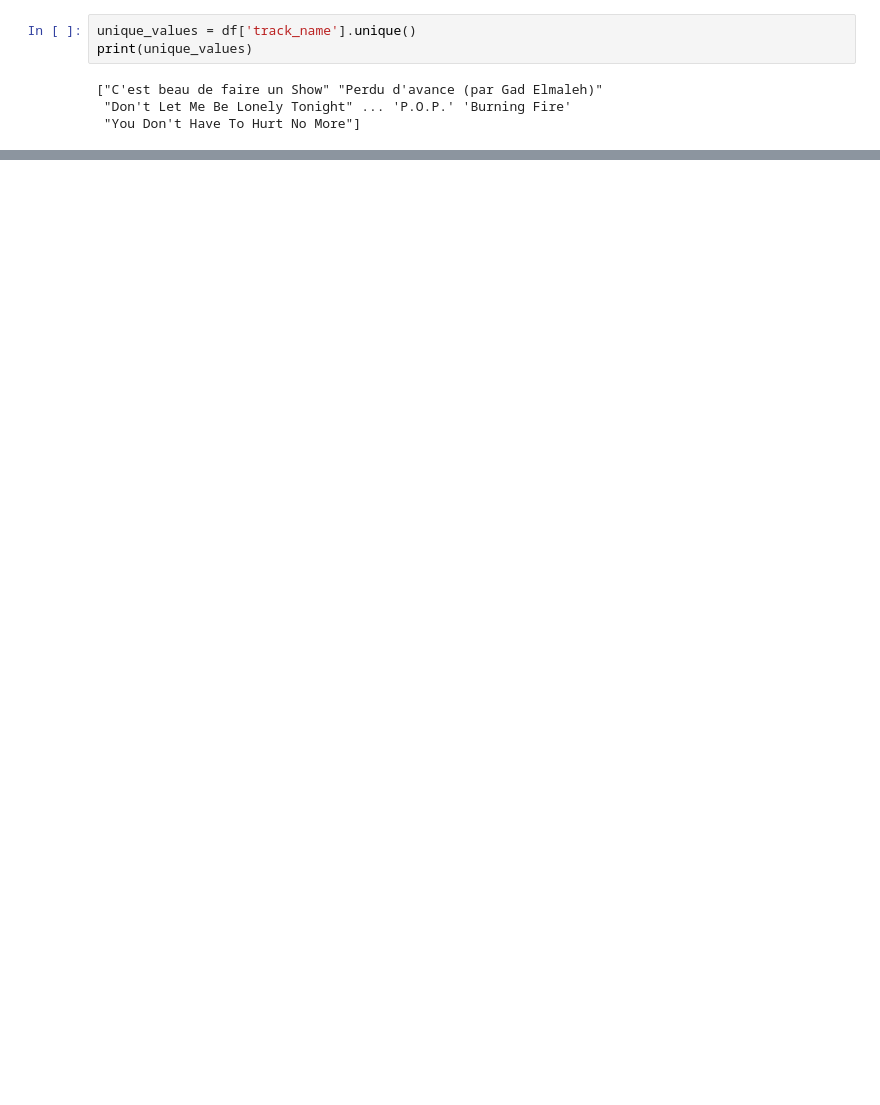
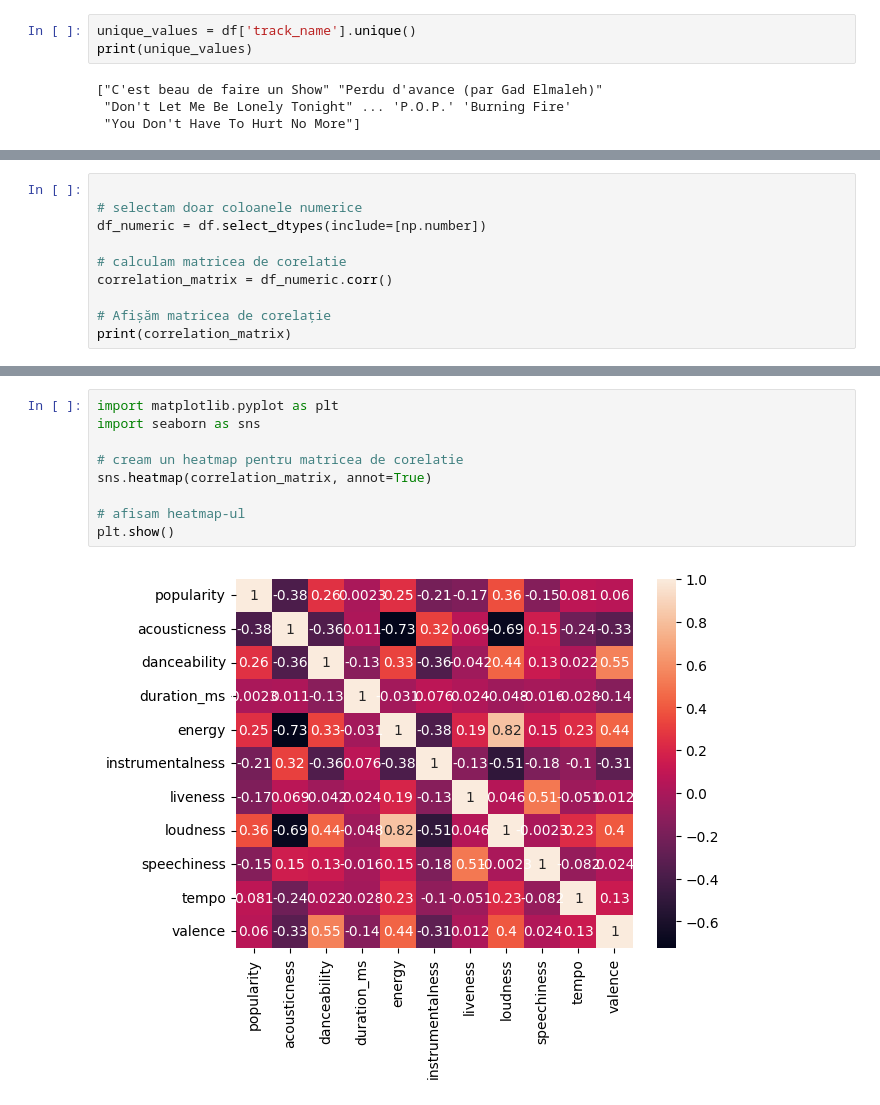
Before and after one commit to patrickaxinte/spp_spotify, a Jupyter notebook: spp_spotify.ipynb, the cells around one changed output, grey strips where cells are left out. Cells and saved outputs as stored; diff of their text form; blank space fills up the shorter version.

Commit message:
added correlation matrix, and entropy

```diff
--- a/spp_spotify.ipynb
+++ b/spp_spotify.ipynb
@@ -26,0 +312,10 @@ print(unique_values)
+# %%
+
+# selectam doar coloanele numerice
+df_numeric = df.select_dtypes(include=[np.number])
+
+# calculam matricea de corelatie
+correlation_matrix = df_numeric.corr()
+
+# Afișăm matricea de corelație
+print(correlation_matrix)
@@ -26,0 +340,11 @@ print(unique_values)
+# %%
+import matplotlib.pyplot as plt
+import seaborn as sns
+
+# cream un heatmap pentru matricea de corelatie
+sns.heatmap(correlation_matrix, annot=True)
+
+# afisam heatmap-ul
+plt.show()
+# %% [output]
+[figure, added]
```
Also changed, not shown: parts of 30 cells of this notebook.
